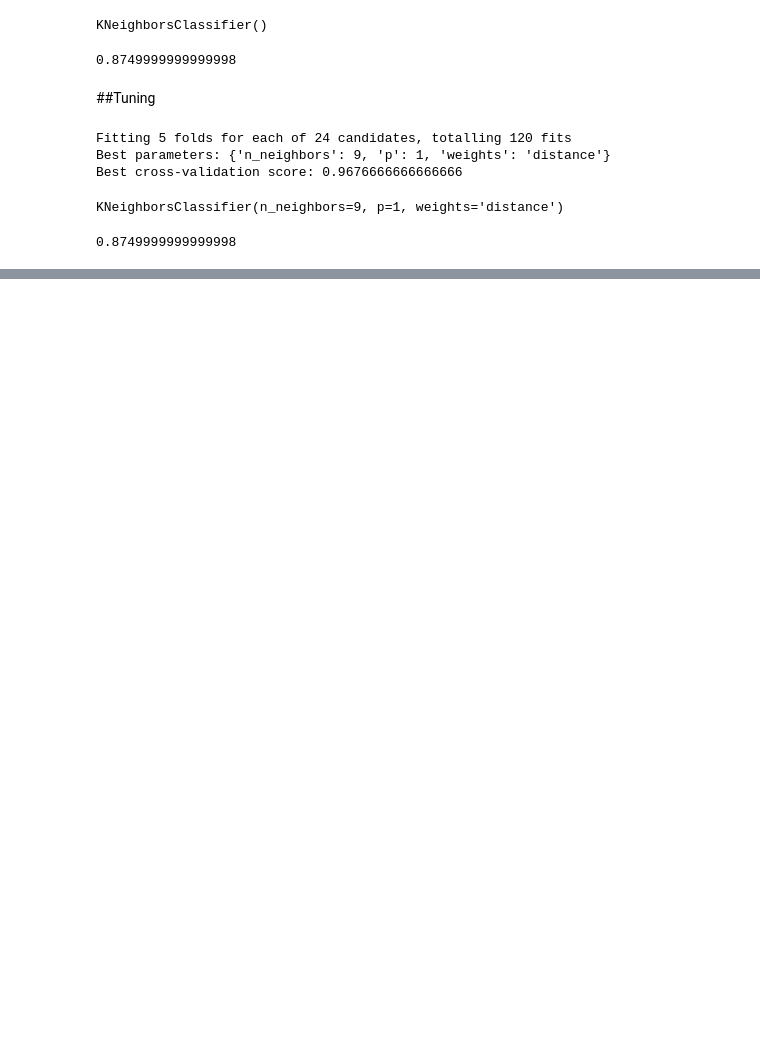
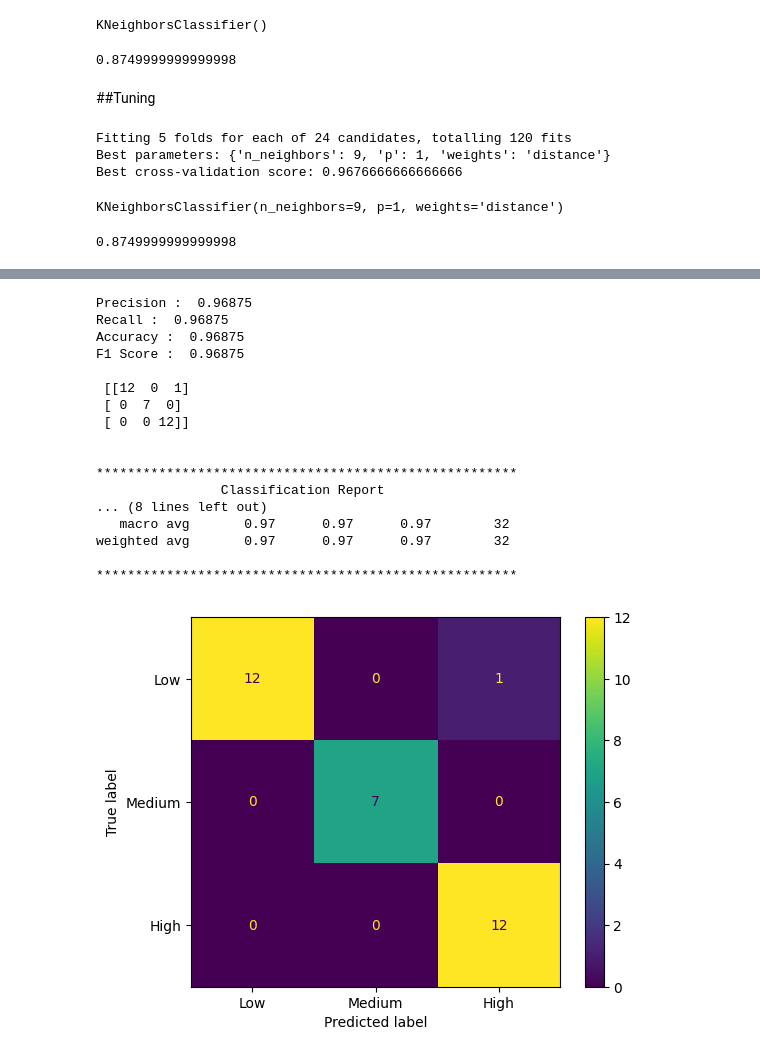
Before and after one commit to mazenbuk/intern, a Jupyter notebook: model.ipynb, the cells around one changed output, grey strips where cells are left out. Saved outputs shown, nothing was run; the diff lists cells and outputs as text; code cells hidden in the pictures; blank space fills up the shorter version.

```diff
--- a/model.ipynb
+++ b/model.ipynb
@@ -629,0 +695,22 @@ print(knct_score)
+# %%
+#Random Forest Performance
+perform(y_test_hat_rf)
+# %% [output]
+Precision :  0.96875
+Recall :  0.96875
+Accuracy :  0.96875
+F1 Score :  0.96875
+
+ [[12  0  1]
+ [ 0  7  0]
+ [ 0  0 12]]
+
+
+******************************************************
+                Classification Report
+... (8 lines left out)
+   macro avg       0.97      0.97      0.97        32
+weighted avg       0.97      0.97      0.97        32
+
+******************************************************
+[figure, added]
```
Also changed, not shown: parts of 21 cells of this notebook.
